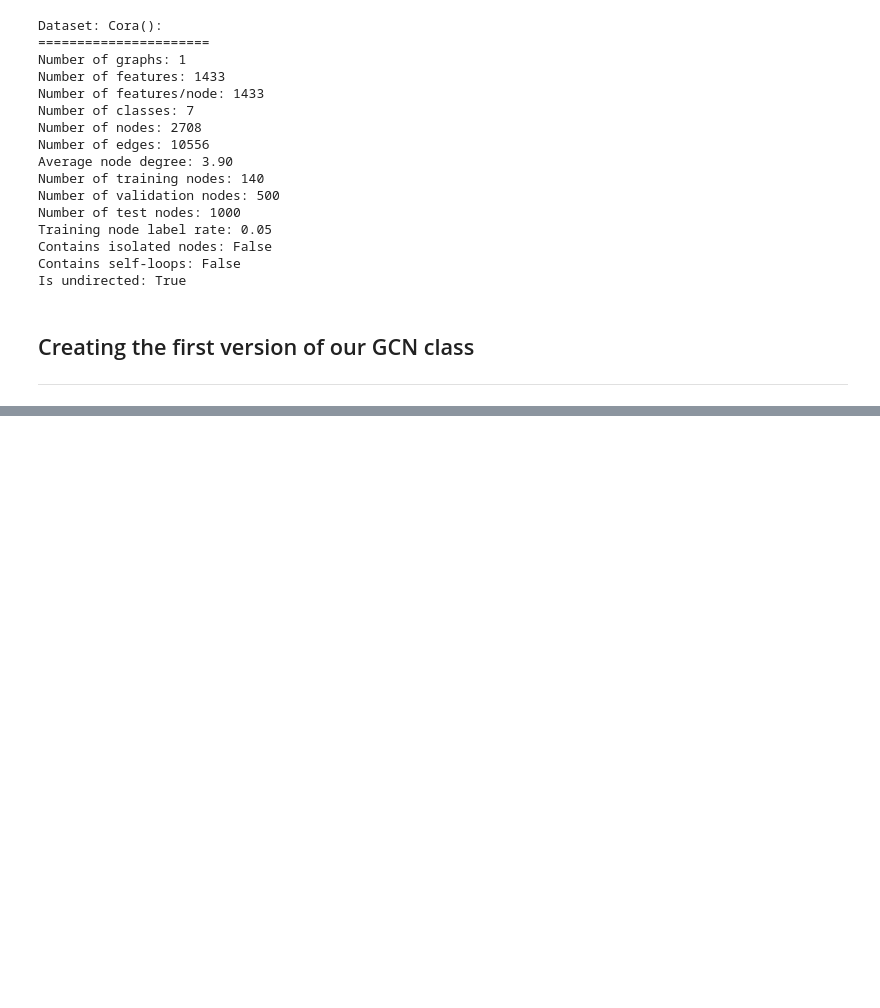
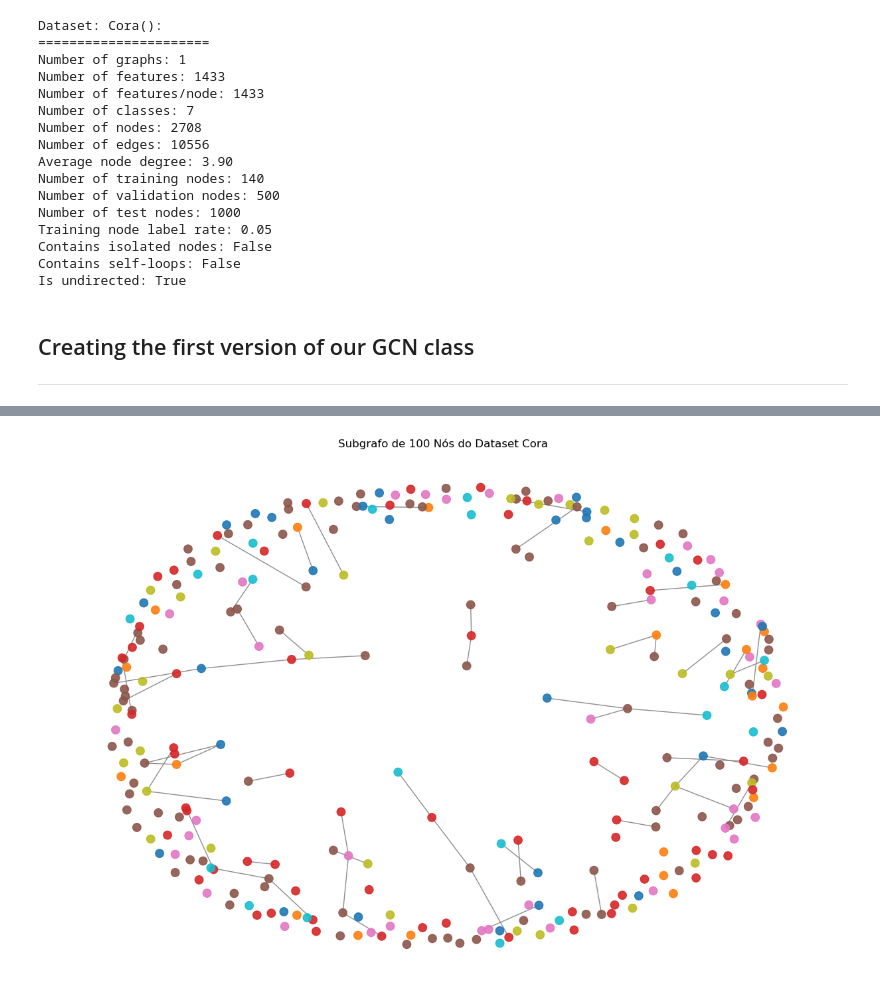
Before and after one commit to edmar-bevilaqua/data_science, a Jupyter notebook: Fundamentals/GNN.ipynb, the cells around one changed output, grey strips where cells are left out. Drawn from its saved outputs; the diff is of its cells as text; code cells hidden in the pictures; blank space fills up the shorter version.

```diff
--- a/Fundamentals/GNN.ipynb
+++ b/Fundamentals/GNN.ipynb
@@ -91,0 +115,34 @@ class GCN(torch.nn.Module):
+# %%
+import networkx as nx
+import matplotlib.pyplot as plt
+from torch_geometric.datasets import Planetoid
+import numpy as np
+
+
+# Converter os dados em um grafo do NetworkX
+G = nx.Graph()
+G.add_edges_from(data.edge_index.t().numpy())
+
+# Selecionar um subgrafo com os primeiros 100 nós
+subgraph_nodes = np.random.choice(data.num_nodes, 300, replace=False)
+subG = G.subgraph(subgraph_nodes)
+
+# Obter classes e mapear para cores
+labels = data.y.numpy()[subgraph_nodes]
+unique_labels = np.unique(labels)
+colors = plt.cm.get_cmap('tab10', len(unique_labels))(labels)
+
+# Layout com maior separação
+pos = nx.spring_layout(subG, seed=42, k=0.25)  # Ajustar k para maior repulsão
+
+# Visualizar o subgrafo
+plt.figure(figsize=(12, 8))
+nx.draw(
+    subG, pos, node_size=80, node_color=colors, edge_color='gray',
+    with_labels=False, alpha=0.9
+)
+
+plt.title('Subgrafo de 100 Nós do Dataset Cora')
+plt.show()
+# %% [output]
+[figure, added]
```
Also changed, not shown: parts of 2 cells of this notebook, 11 other files.
